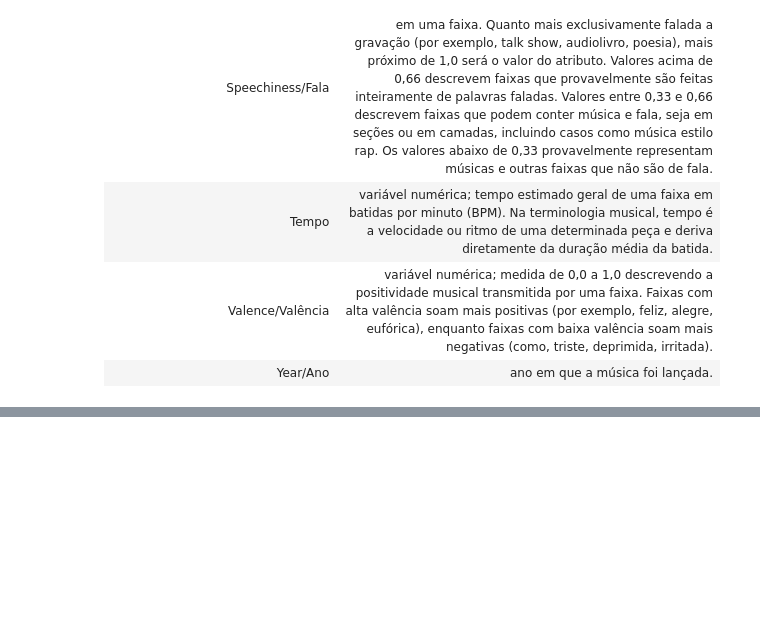
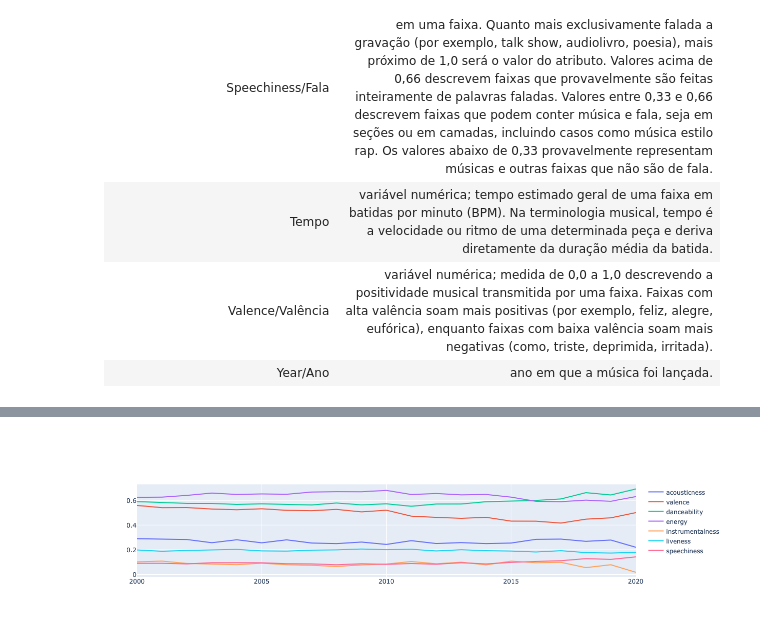
Before and after one commit to edupmon/alura, a Jupyter notebook: data-science/spark-sistema-recomendacao/sistema-recomendacao.ipynb, the cells around one changed output, grey strips where cells are left out. Drawn from its saved outputs; the diff is of its cells as text; code cells hidden in the pictures; blank space fills up the shorter version.

```diff
--- a/data-science/spark-sistema-recomendacao/sistema-recomendacao.ipynb
+++ b/data-science/spark-sistema-recomendacao/sistema-recomendacao.ipynb
@@ -41,0 +133,18 @@ To adjust logging level use sc.setLogLevel(newLevel). For SparkR, use setLogLeve
+# %%
+fig = go.Figure()
+fig.add_trace(go.Scatter(x = df_tmp['year'], y = df_tmp['acousticness'],
+                         name = 'acousticness'))
+fig.add_trace(go.Scatter(x = df_tmp['year'], y = df_tmp['valence'],
+                         name = 'valence'))
+fig.add_trace(go.Scatter(x = df_tmp['year'], y = df_tmp['danceability'],
+                         name = 'danceability'))
+fig.add_trace(go.Scatter(x = df_tmp['year'], y = df_tmp['energy'],
+                         name = 'energy'))
+fig.add_trace(go.Scatter(x = df_tmp['year'], y = df_tmp['instrumentalness'],
+                         name = 'instrumentalness'))
+fig.add_trace(go.Scatter(x = df_tmp['year'], y = df_tmp['liveness'],
+                         name = 'liveness'))
+fig.add_trace(go.Scatter(x = df_tmp['year'], y = df_tmp['speechiness'],
+                         name = 'speechiness'))
+# %% [output]
+[figure, added]
```
Also changed, not shown: parts of 16 cells of this notebook, 1 other file.
